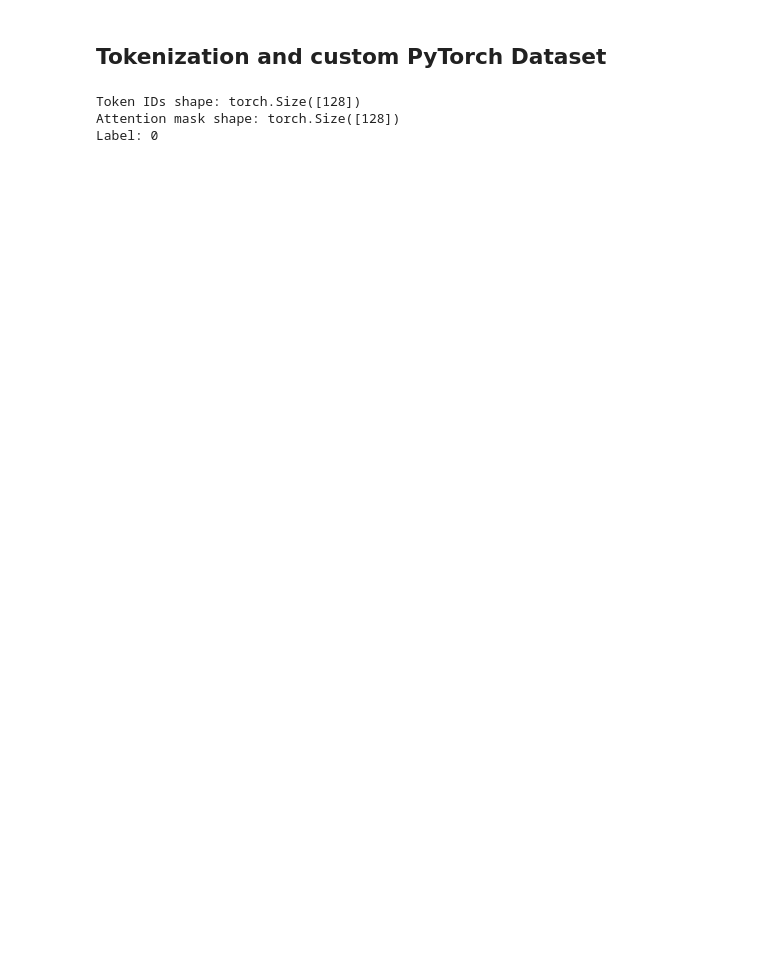
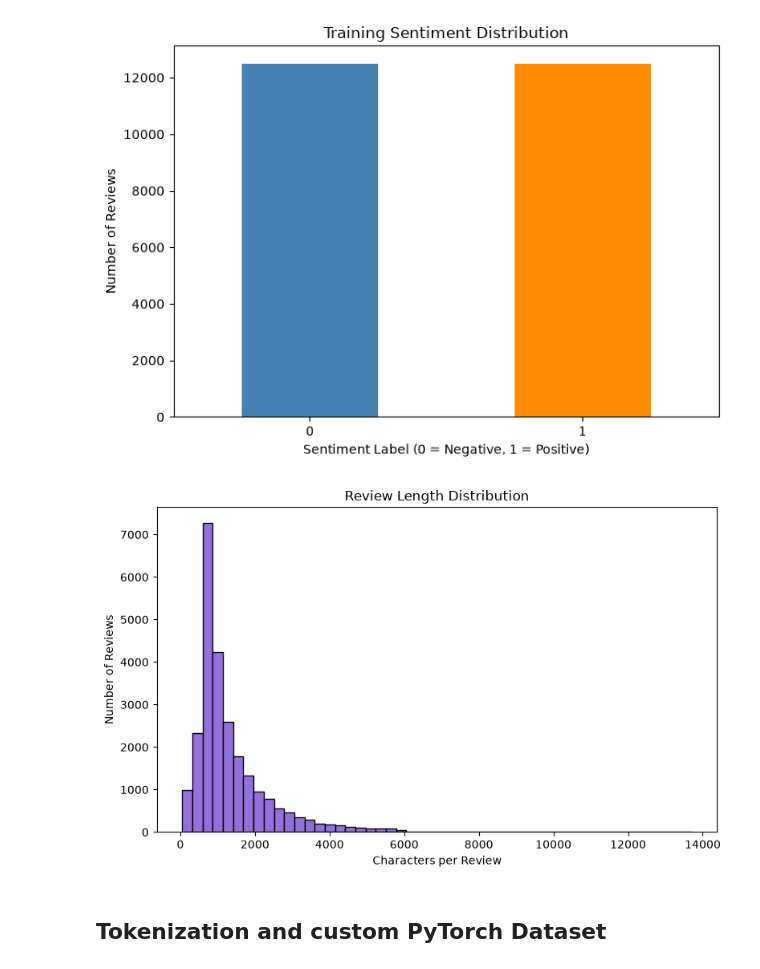
Before and after one commit to sayuki2117/Transformers_for_Movie, a Jupyter notebook: SentimentScope.ipynb, the cells around one changed output. Drawn from its saved outputs; the diff is of its cells as text; code cells hidden in the pictures; blank space fills up the shorter version.

Commit message:
Complete executable Transformer sentiment notebook

```diff
--- a/SentimentScope.ipynb
+++ b/SentimentScope.ipynb
@@ -52,9 +43,9 @@ Labels: 0 = negative, 1 = positive
 # %%
-print('Class distribution (0 = negative, 1 = positive):')
-print(train_df.label.value_counts().sort_index())
-train_df['review_length'] = train_df.review.str.len()
+train_df['review_length'] = train_df['review'].str.len()
+print('Class distribution:')
+display(train_df['label'].value_counts().sort_index())
 print('Review-length statistics (characters):')
-display(train_df.review_length.describe())
-print('Average review length by sentiment:')
+display(train_df['review_length'].describe())
+print('Review length by sentiment:')
 display(train_df.groupby('label')['review_length'].agg(['count', 'mean', 'median', 'min', 'max']))
 # %% [output]
@@ -78,17 +69,24 @@ Average review length by sentiment:
 | label |  |  |  |  |  |
 | 0 | 12500 | 1302.97904 | 976.5 | 52 | 8969 |
 | 1 | 12500 | 1347.16024 | 982.0 | 70 | 13704 |
+# %%
+plt.figure(figsize=(7, 5))
+train_df['label'].value_counts().sort_index().plot(kind='bar', color=['steelblue', 'darkorange'])
+plt.title('Training Sentiment Distribution')
+plt.xlabel('Sentiment Label (0 = Negative, 1 = Positive)')
+plt.ylabel('Number of Reviews')
+plt.xticks(rotation=0)
+plt.tight_layout()
+plt.show()
+plt.figure(figsize=(8, 5))
+train_df['review_length'].plot(kind='hist', bins=50, color='mediumpurple', edgecolor='black')
+plt.title('Review Length Distribution')
+plt.xlabel('Characters per Review')
+plt.ylabel('Number of Reviews')
+plt.tight_layout()
+plt.show()
+# %% [output]
+[figure, added]
+[figure, added]
 # %% [markdown]
 ## Tokenization and custom PyTorch Dataset
-# %%
-from sklearn.model_selection import train_test_split
-tokenizer = AutoTokenizer.from_pretrained('bert-base-uncased')
-train_part, val_part = train_test_split(train_df, test_size=0.1, random_state=42, stratify=train_df.label)
-sample = IMDBDataset(train_part, tokenizer, max_length=128)[0]
-print('Token IDs shape:', sample[0].shape)
-print('Attention mask shape:', sample[1].shape)
-print('Label:', sample[2].item())
-# %% [output]
-Token IDs shape: torch.Size([128])
-Attention mask shape: torch.Size([128])
-Label: 0
```
Also changed, not shown: parts of 23 cells of this notebook.
